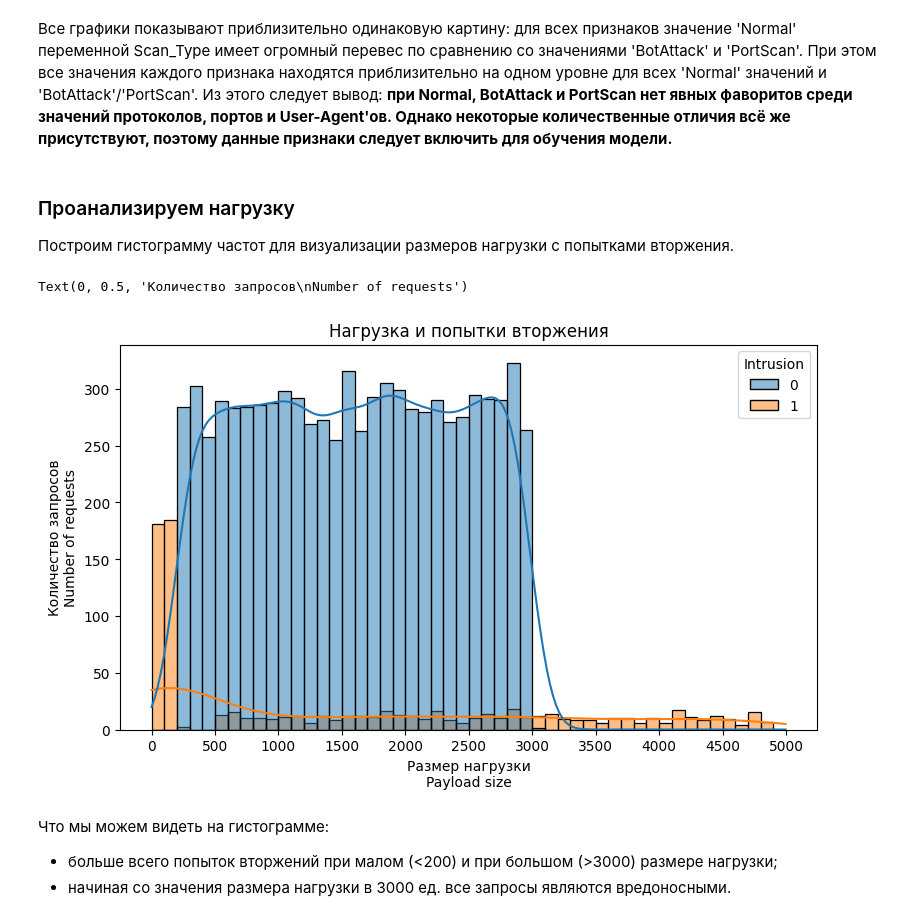
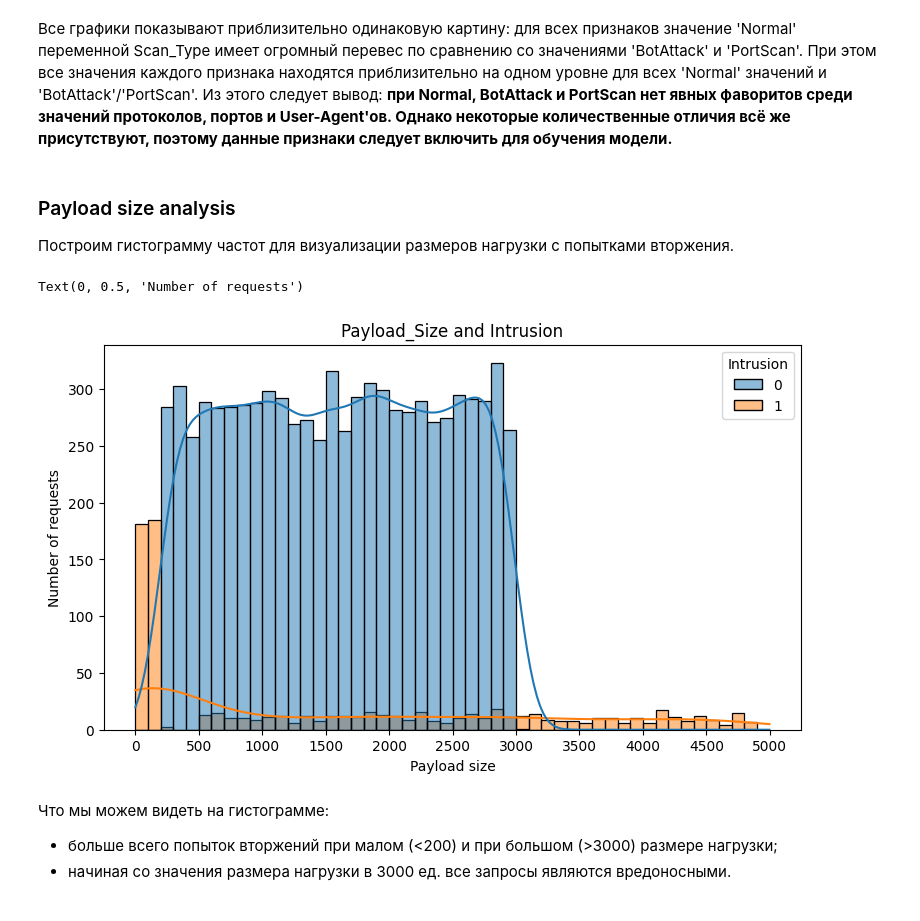
Before and after one commit to iamrus1/Intrusion-Log-Analysis, a Jupyter notebook: Intrusion detection log analysis Eng.ipynb, the cells around one changed output. Cells and saved outputs as stored; diff of their text form; code cells hidden in the pictures.

```diff
--- a/Intrusion detection log analysis Eng.ipynb
+++ b/Intrusion detection log analysis Eng.ipynb
@@ -364,20 +361,20 @@ for feature in list_of_features[1:]:
 # %% [markdown]
 Все графики показывают приблизительно одинаковую картину: для всех признаков значение 'Normal' переменной Scan_Type имеет огромный перевес по сравнению со значениями 'BotAttack' и 'PortScan'. При этом все значения каждого признака находятся приблизительно на одном уровне для всех 'Normal' значений и 'BotAttack'/'PortScan'. Из этого следует вывод: **при Normal, BotAttack и PortScan нет явных фаворитов среди значений протоколов, портов и User-Agent'ов. Однако некоторые количественные отличия всё же присутствуют, поэтому данные признаки следует включить для обучения модели.**
 # %% [markdown]
-### Проанализируем нагрузку
+### Payload size analysis
 
 Построим гистограмму частот для визуализации размеров нагрузки с попытками вторжения.
 # %%
 fig, ax = plt.subplots(nrows=1, ncols=1, figsize=(9, 5))
 
 sns.histplot(data=logs, x='Payload_Size', hue='Intrusion', bins=np.arange(0, np.max(logs['Payload_Size']), 100), kde=True, ax=ax)
-ax.set_title('Нагрузка и попытки вторжения')
+ax.set_title('Payload_Size and Intrusion')
 ax.set_xticks(np.arange(0, 5100, 500))
-ax.set_xlabel('Размер нагрузки\nPayload size')
-ax.set_ylabel('Количество запросов\nNumber of requests')
+ax.set_xlabel('Payload size')
+ax.set_ylabel('Number of requests')
 # %% [output]
-Text(0, 0.5, 'Количество запросов\nNumber of requests')
+Text(0, 0.5, 'Number of requests')
-[figure, old version]
+[figure, new version]
 # %% [markdown]
 Что мы можем видеть на гистограмме:
 - больше всего попыток вторжений при малом (<200) и при большом (>3000) размере нагрузки;
```
Also changed, not shown: parts of 17 cells of this notebook, 1 other file.
